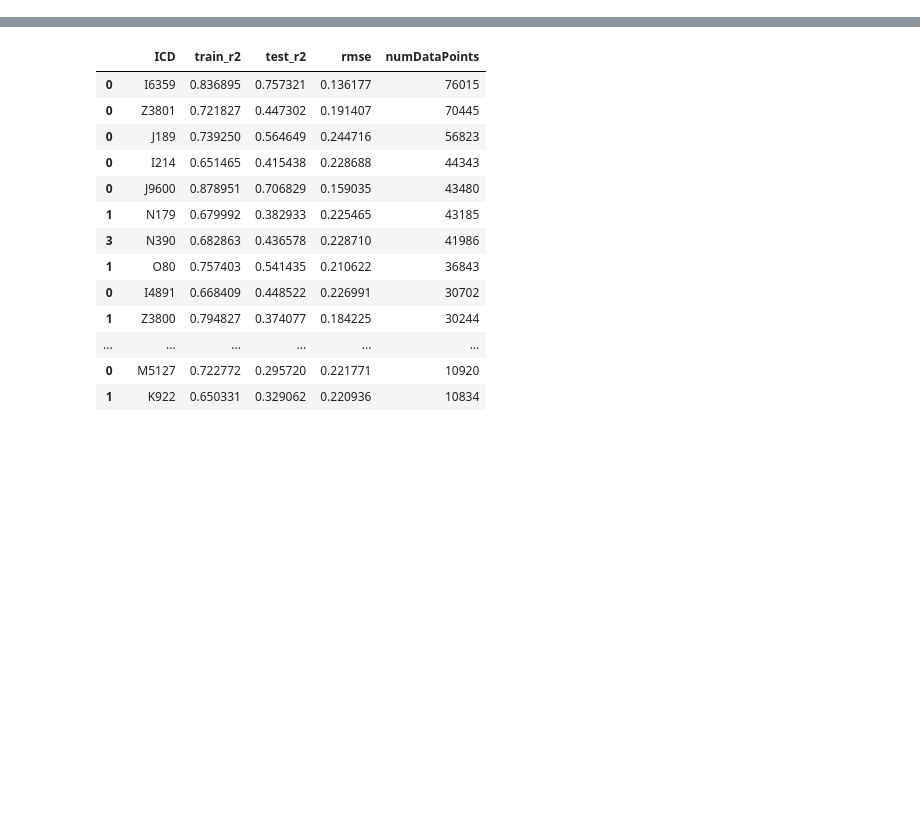
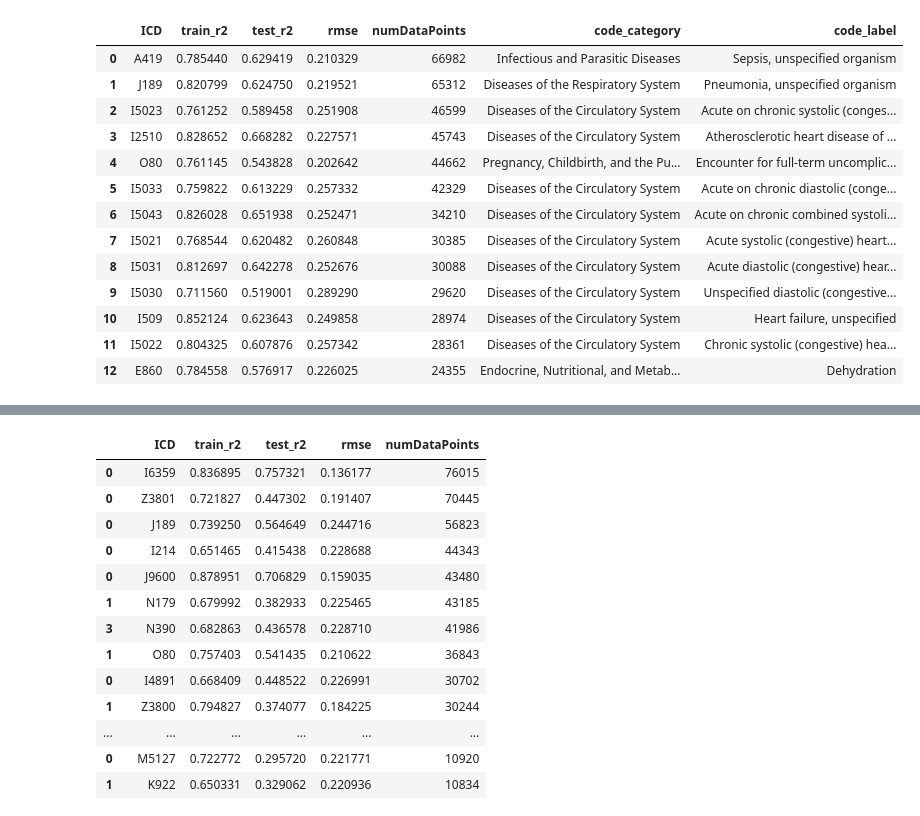
Before and after one commit to mi3nts/environmentalSocialHealth, a Jupyter notebook: notebooks/interpretResults.ipynb, the cells around one changed output, grey strips where cells are left out. Saved outputs shown, nothing was run; the diff lists cells and outputs as text; code cells hidden in the pictures; blank space fills up the shorter version.

```diff
--- a/notebooks/interpretResults.ipynb
+++ b/notebooks/interpretResults.ipynb
@@ -22,0 +59,20 @@ def results(file_list):
+# %%
+pandas_results_df = getResultDF('../Results_nthresh_3_pandas')
+pandas_results_df['code_category'] = [icd_categories.get(i[0], 'Unknown Category') for i in list(pandas_results_df.ICD)]
+pandas_results_df['code_label'] = [cm.get_description(i) if cm.is_valid_item(i) else "Unknown Code" for i in list(pandas_results_df.ICD)]
+pandas_results_df
+# %% [output]
+|  | ICD | train_r2 | test_r2 | rmse | numDataPoints | code_category | code_label |
+| 0 | A419 | 0.785440 | 0.629419 | 0.210329 | 66982 | Infectious and Parasitic Diseases | Sepsis, unspecified organism |
+| 1 | J189 | 0.820799 | 0.624750 | 0.219521 | 65312 | Diseases of the Respiratory System | Pneumonia, unspecified organism |
+| 2 | I5023 | 0.761252 | 0.589458 | 0.251908 | 46599 | Diseases of the Circulatory System | Acute on chronic systolic (conges... |
+| 3 | I2510 | 0.828652 | 0.668282 | 0.227571 | 45743 | Diseases of the Circulatory System | Atherosclerotic heart disease of ... |
+| 4 | O80 | 0.761145 | 0.543828 | 0.202642 | 44662 | Pregnancy, Childbirth, and the Pu... | Encounter for full-term uncomplic... |
+| 5 | I5033 | 0.759822 | 0.613229 | 0.257332 | 42329 | Diseases of the Circulatory System | Acute on chronic diastolic (conge... |
+| 6 | I5043 | 0.826028 | 0.651938 | 0.252471 | 34210 | Diseases of the Circulatory System | Acute on chronic combined systoli... |
+| 7 | I5021 | 0.768544 | 0.620482 | 0.260848 | 30385 | Diseases of the Circulatory System | Acute systolic (congestive) heart... |
+| 8 | I5031 | 0.812697 | 0.642278 | 0.252676 | 30088 | Diseases of the Circulatory System | Acute diastolic (congestive) hear... |
+| 9 | I5030 | 0.711560 | 0.519001 | 0.289290 | 29620 | Diseases of the Circulatory System | Unspecified diastolic (congestive... |
+| 10 | I509 | 0.852124 | 0.623643 | 0.249858 | 28974 | Diseases of the Circulatory System | Heart failure, unspecified |
+| 11 | I5022 | 0.804325 | 0.607876 | 0.257342 | 28361 | Diseases of the Circulatory System | Chronic systolic (congestive) hea... |
+| 12 | E860 | 0.784558 | 0.576917 | 0.226025 | 24355 | Endocrine, Nutritional, and Metab... | Dehydration |
```
Also changed, not shown: parts of 9 cells of this notebook, 9 other files.
